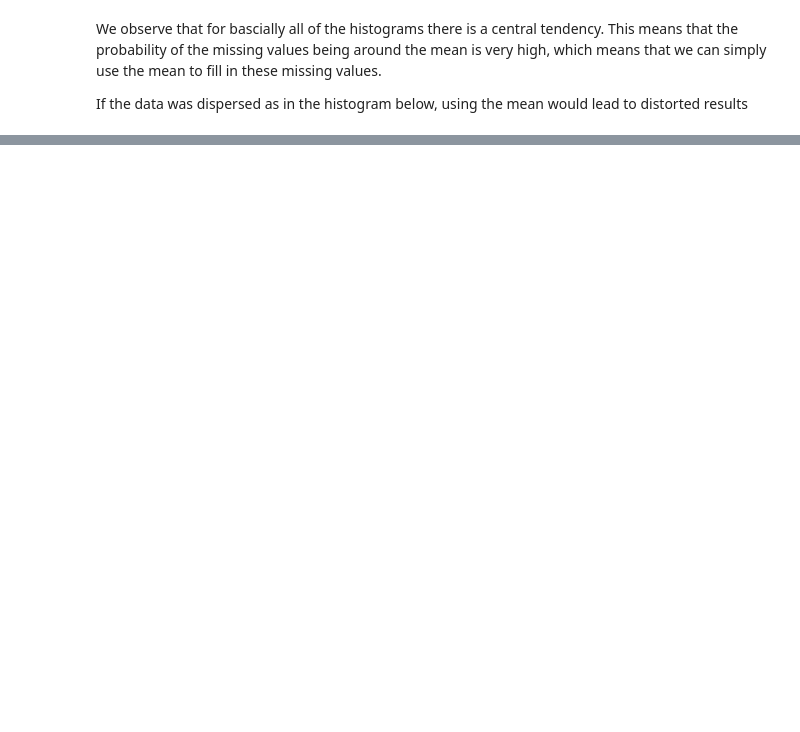
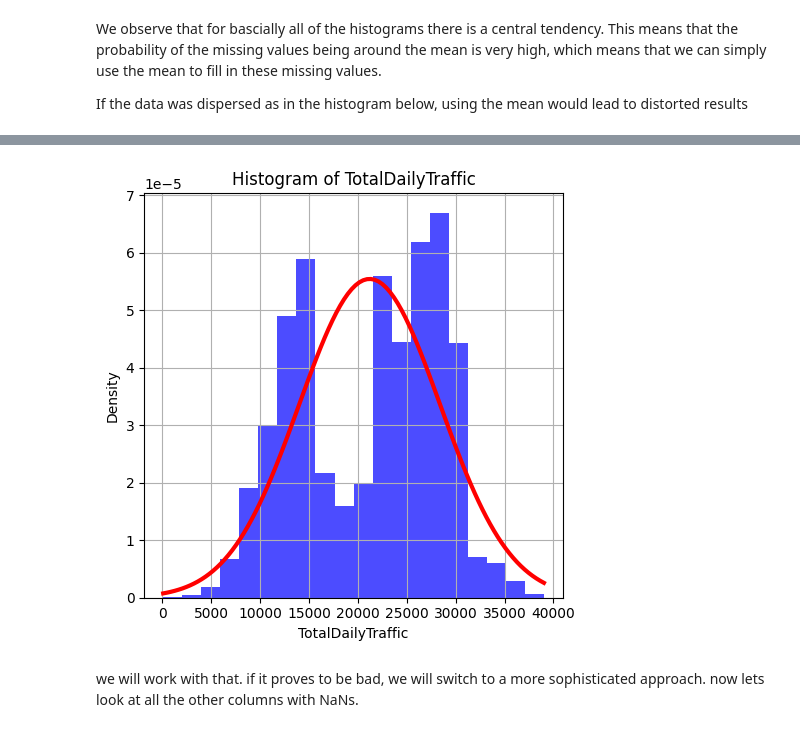
Before and after one commit to ninocaduff/DSF-Project, a Jupyter notebook: jupyter/missingvalues.ipynb, the cells around one changed output, grey strips where cells are left out. Drawn from its saved outputs; the diff is of its cells as text; code cells hidden in the pictures; blank space fills up the shorter version.

```diff
--- a/jupyter/missingvalues.ipynb
+++ b/jupyter/missingvalues.ipynb
@@ -144,0 +308,38 @@ Name: count, Length: 5467, dtype: int64
+# %%
+# Calculate the median of 'TotalDailyTraffic'
+median_traffic = df['TotalDailyTraffic'].median()
+
+# Replace NaN values with the median
+df['TotalDailyTraffic'] = df['TotalDailyTraffic'].fillna(median_traffic)
+# %%
+df['TotalDailyTraffic'].replace(0, np.nan, inplace=True)
+
+plt.figure(figsize=(5, 5))
+
+column_data = df['TotalDailyTraffic'].dropna()
+plt.hist(column_data, bins=20, color='blue', alpha=0.7, density=True)
+plt.title('Histogram of TotalDailyTraffic')
+plt.xlabel('TotalDailyTraffic')
+plt.ylabel('Density')
+plt.grid(True)
+
+# Calculate mean and standard deviation
+mu = column_data.mean()
+sigma = column_data.std()
+
+# Generate a range of values
+x = np.linspace(column_data.min(), column_data.max(), 100)
+
+# Plot the normal distribution curve
+plt.plot(x, 1 / (sigma * np.sqrt(2 * np.pi)) * np.exp(- (x - mu)**2 / (2 * sigma**2)),
+                lw=3, color='red')
+
+# Adjust layout for better spacing
+plt.tight_layout()
+
+# Show the plot
+plt.show()
+# %% [output]
+[figure, added]
+# %% [markdown]
+we will work with that. if it proves to be bad, we will switch to a more sophisticated approach. now lets look at all the other columns with NaNs.
```
Also changed, not shown: parts of 21 cells of this notebook.
